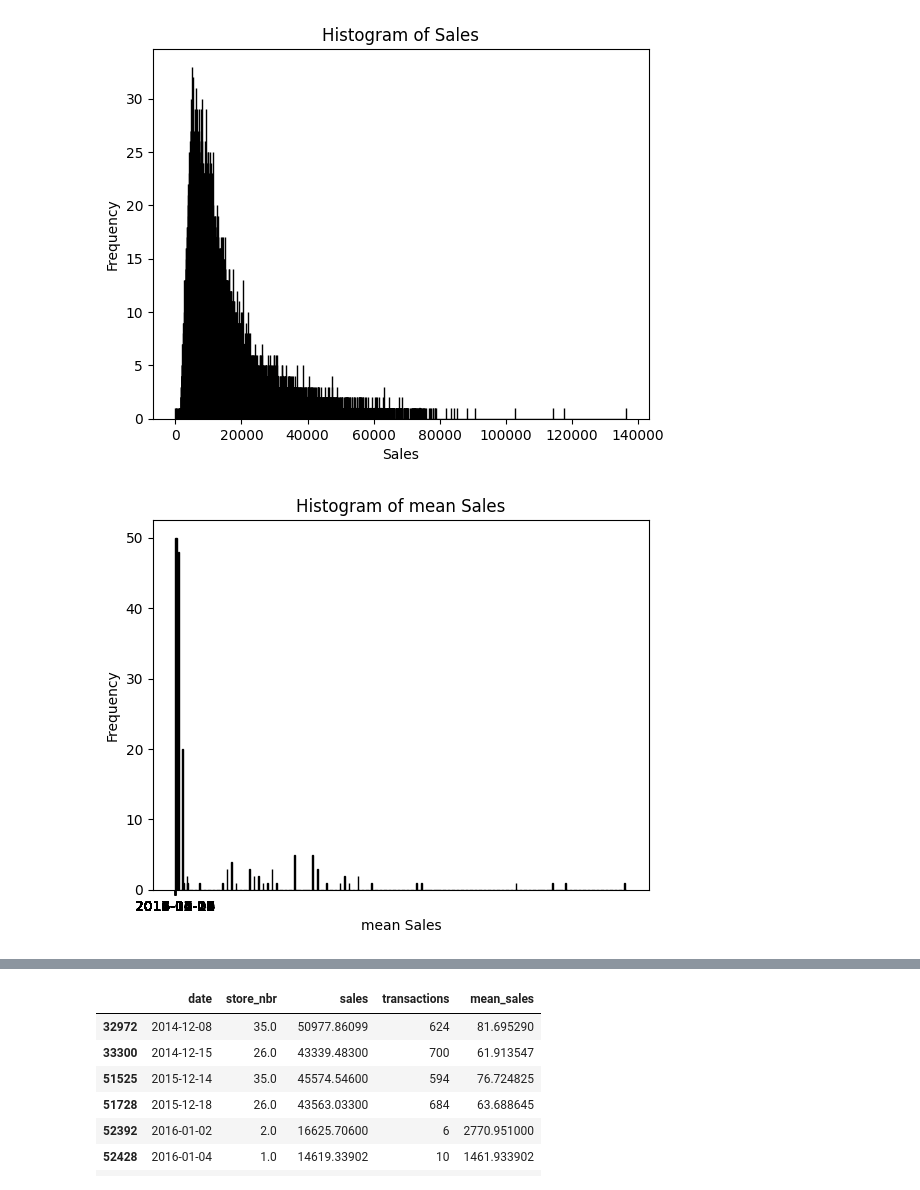
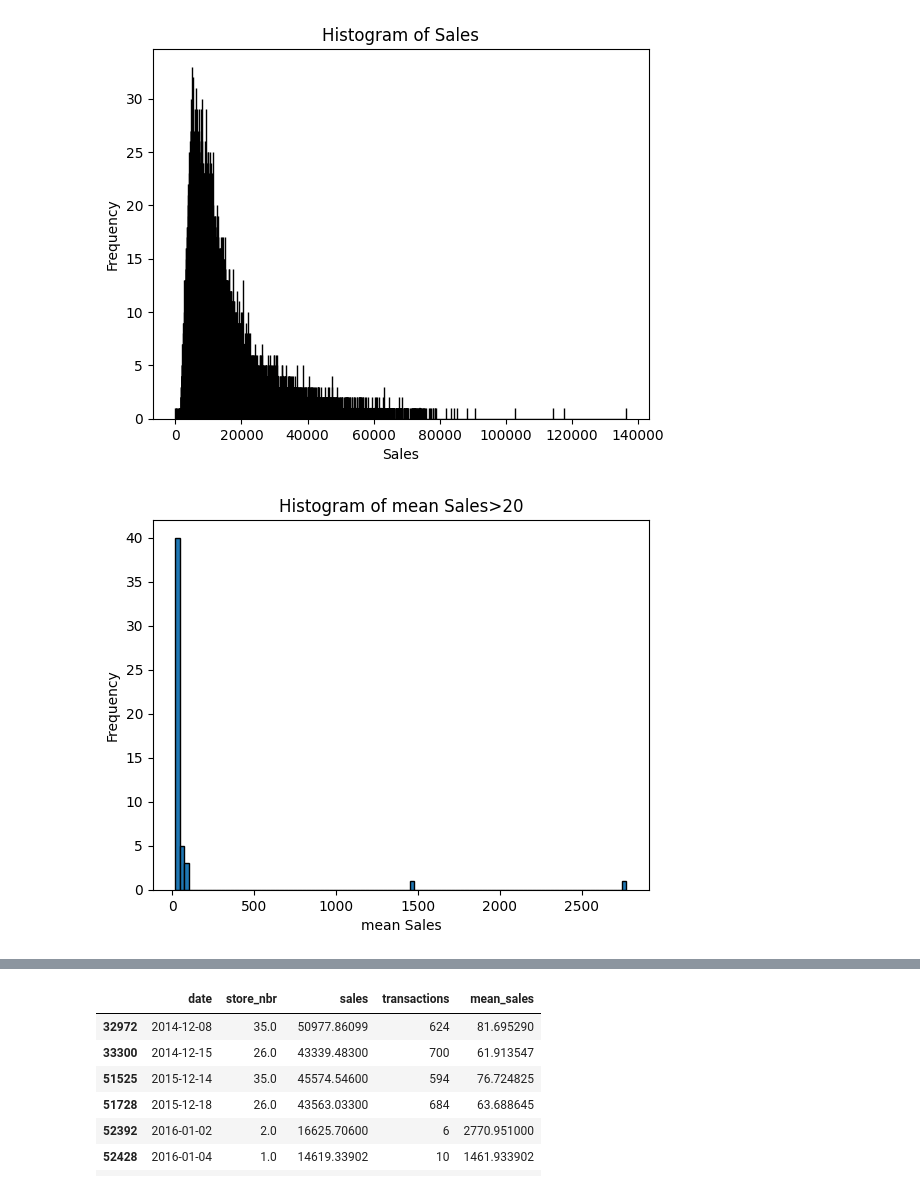
Before and after one commit to arielxinsu/Erdos_Grocery_Sales, a Jupyter notebook: price-forecast.ipynb, the cells around one changed output, grey strips where cells are left out. Saved outputs shown, nothing was run; the diff lists cells and outputs as text; code cells hidden in the pictures.

```diff
--- a/price-forecast.ipynb
+++ b/price-forecast.ipynb
@@ -753,15 +753,15 @@ plt.show()
 # %%
 import matplotlib.pyplot as plt
 result3=result[result['mean_sales']>20]
 # Create a histogram with 50,000 bins
-plt.hist(result3, bins=100, edgecolor='black')
+plt.hist(result3['mean_sales'], bins=100, edgecolor='black')
 
 # Add title and labels to the plot
-plt.title('Histogram of mean Sales')
+plt.title('Histogram of mean Sales>20')
 plt.xlabel('mean Sales')
 plt.ylabel('Frequency')
 
 # Show the plot
 plt.show()
 # %% [output]
-[figure, old version]
+[figure, new version]
```
Also changed, not shown: parts of 4 cells of this notebook.
